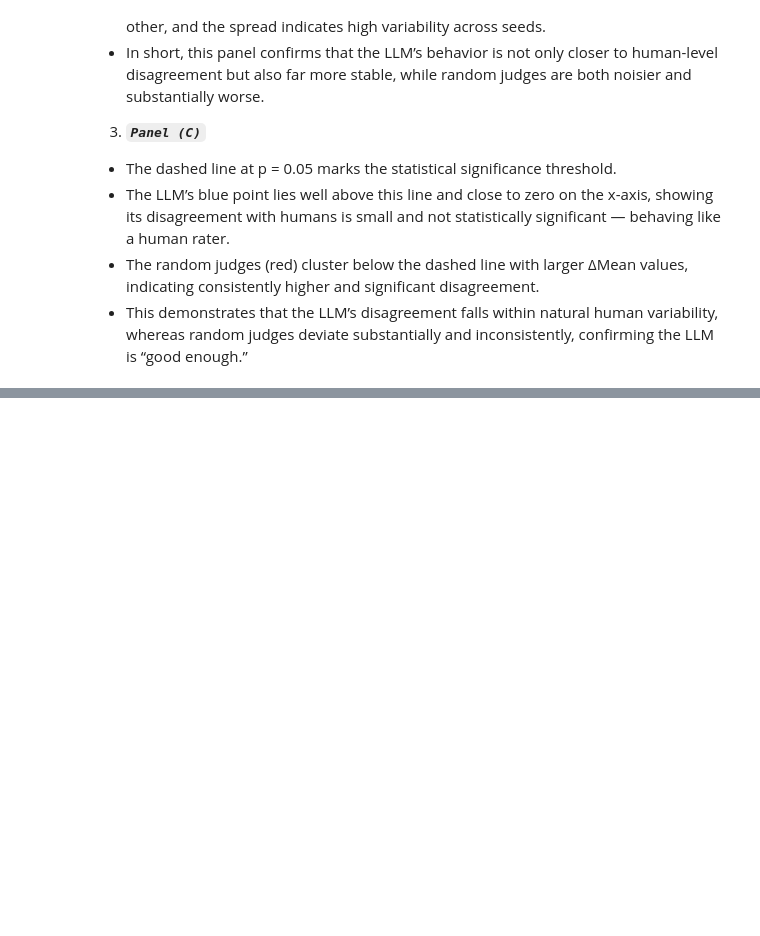
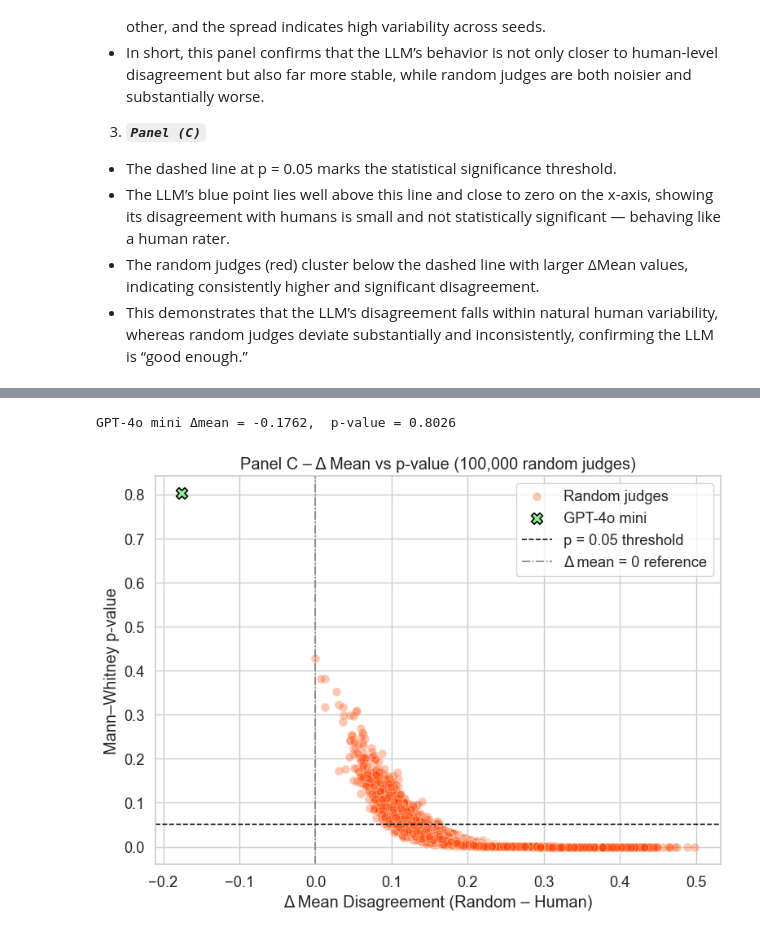
Before and after one commit to Ocean-code-1995/llm-judge-good-enough, a Jupyter notebook: politifact/src/analysis.ipynb, the cells around one changed output, grey strips where cells are left out. Cells and saved outputs as stored; diff of their text form; code cells hidden in the pictures; blank space fills up the shorter version.

```diff
--- a/politifact/src/analysis.ipynb
+++ b/politifact/src/analysis.ipynb
@@ -413,0 +561,73 @@ judge.visualize_robustness(
+# %%
+import numpy as np
+import pandas as pd
+import seaborn as sns
+import matplotlib.pyplot as plt
+from scipy.stats import mannwhitneyu
+
+# === given ===
+human_disagreements = np.array(human_disagreements)
+gpt4_dis = np.array(gpt4_dis)
+
+
+rng = np.random.default_rng(12345)
+
+# --- Monte-Carlo for random judges ---
+results = np.empty((N_ITER, 2))  # col0 = Δmean, col1 = p-value
+
+for i in range(N_ITER):
+    random_ratings = rng.integers(MIN_SCORE, MAX_SCORE + 1, size=len(human_disagreements))
+    random_human_dis = np.abs(random_ratings - human_disagreements)
+
+    delta = np.mean(random_human_dis) - np.mean(human_disagreements)
+    p_val = mannwhitneyu(random_human_dis, human_disagreements, alternative="greater").pvalue
+
+    results[i, 0] = delta
+    results[i, 1] = p_val
+
+df_c = pd.DataFrame(results, columns=["delta_mean", "p_value"])
+
+# --- Compute GPT-4o mini reference point ---
+delta_gpt4 = np.mean(gpt4_dis) - np.mean(human_disagreements)
+pval_gpt4 = mannwhitneyu(gpt4_dis, human_disagreements, alternative="greater").pvalue
+
+print(f"GPT-4o mini Δmean = {delta_gpt4:.4f},  p-value = {pval_gpt4:.4f}")
+
+# --- Visualization ---
+sns.set_theme(style="whitegrid", font_scale=1.2)
+plt.figure(figsize=(8, 6))
+
+# Scatter of random-judge Monte-Carlo
+sns.scatterplot(
+    data=df_c,
+    x="delta_mean", y="p_value",
+    alpha=0.3, s=60, color='orangered',
+    label="Random judges"
+)
+
+# GPT-4o mini reference point
+plt.scatter(
+    delta_gpt4, pval_gpt4,
+    color="lightgreen", edgecolor="black", s=100, marker="X", linewidth=1.2,
+    label="GPT-4o mini"
+)
+
+# --- Baseline lines with colors + legend labels ---
+hline = plt.axhline(
+    0.05, color="black", linestyle="--", lw=1.15,
+    label="p = 0.05 threshold"
+)
+
+vline = plt.axvline(
+    0, color="tab:gray", linestyle="-.", lw=1.15,
+    label="Δ mean = 0 reference"
+)
+
+plt.title(f"Panel C – Δ Mean vs p-value ({N_ITER:,} random judges)")
+plt.xlabel("Δ Mean Disagreement (Random – Human)")
+plt.ylabel("Mann–Whitney p-value")
+plt.legend()
+plt.tight_layout();
+# %% [output]
+GPT-4o mini Δmean = -0.1762,  p-value = 0.8026
+[figure, added]
```
Also changed, not shown: parts of 13 cells of this notebook.
